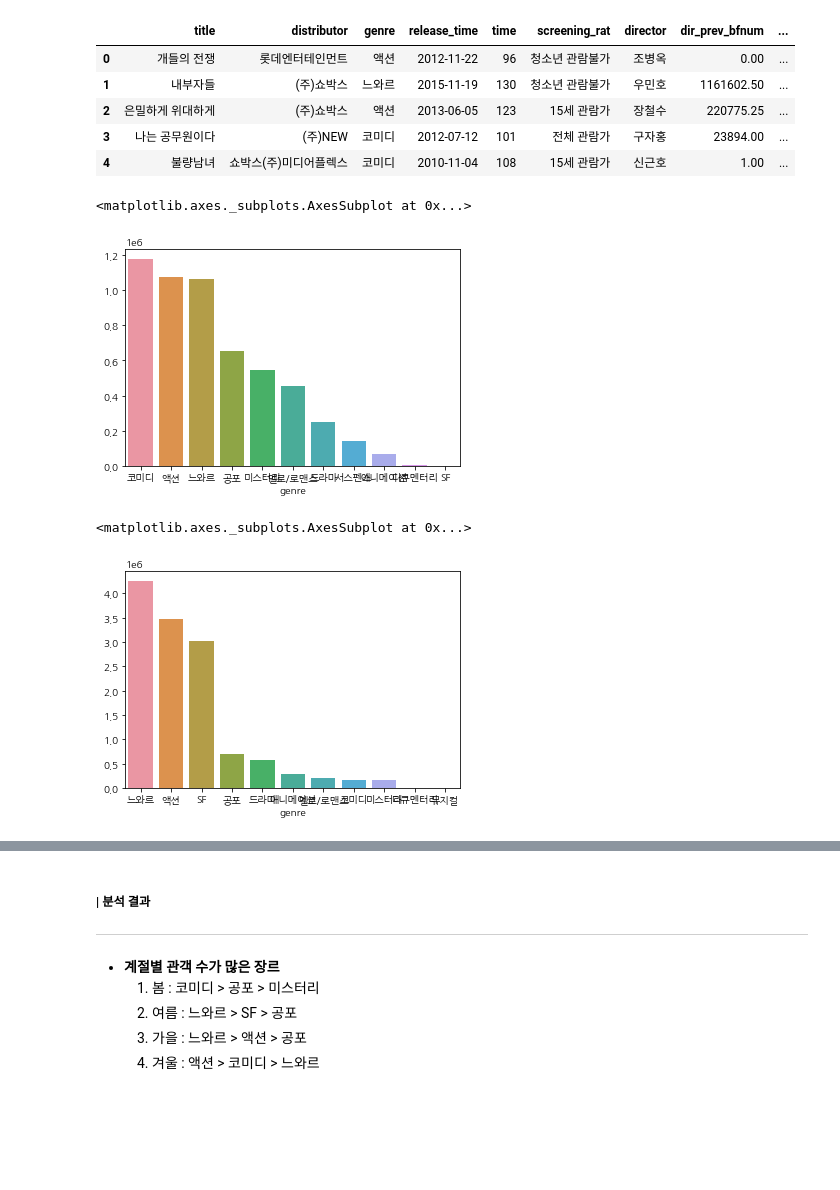
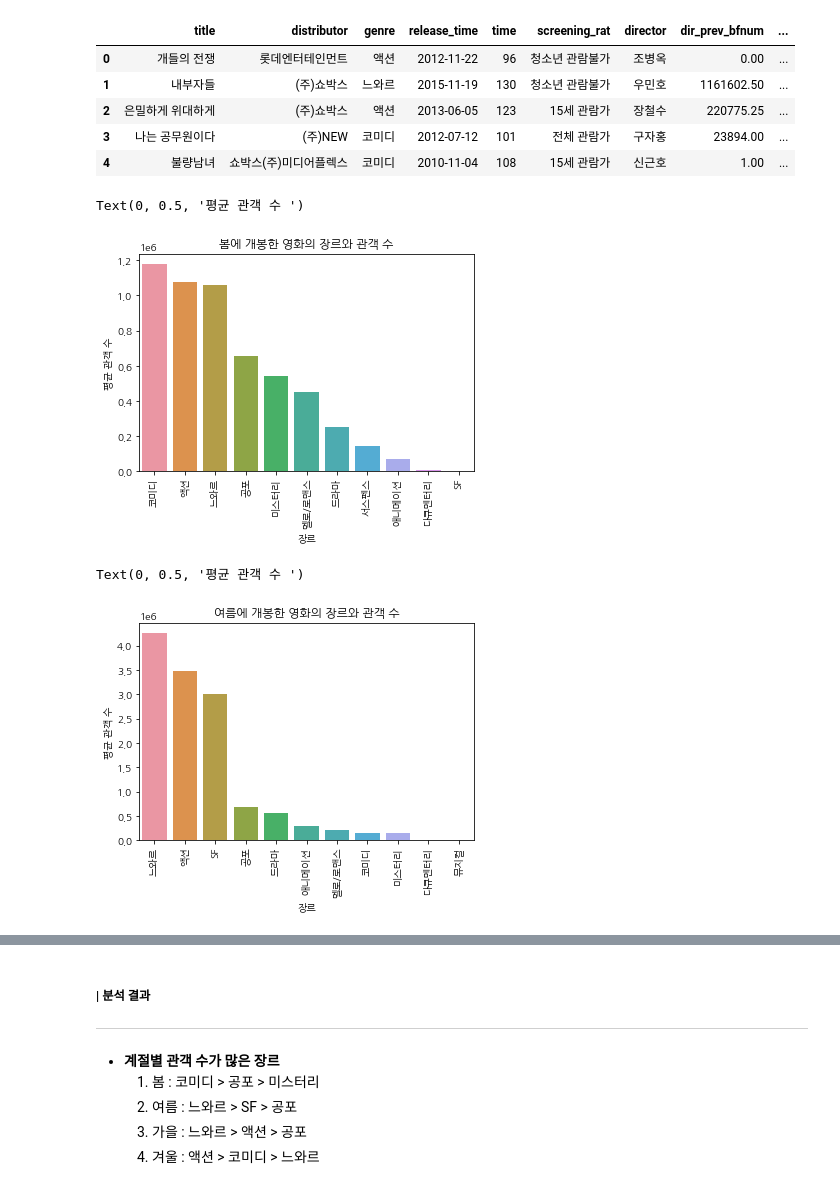
Before and after one commit to Dkepffl/2022-1-ESAA, a Jupyter notebook: MiniProject/Mini_Project_movies.ipynb, the cells around one changed output, grey strips where cells are left out. Cells and saved outputs as stored; diff of their text form; code cells hidden in the pictures; blank space fills up the shorter version.

```diff
--- a/MiniProject/Mini_Project_movies.ipynb
+++ b/MiniProject/Mini_Project_movies.ipynb
@@ -478,15 +485,25 @@ genre_aud = movies.groupby(['release_season', 'genre'])['box_off_num'].mean()
 genre_aud.sort_values( ascending = False, inplace = True)
 # %%
 # 봄에 개봉한 영화의 장르 및 평균 관객 수
-sns.barplot(genre_aud['Spring'].index, genre_aud['Spring'].values)
+ax = sns.barplot(genre_aud['Spring'].index, genre_aud['Spring'].values)
+
+plt.xticks(rotation=90)
+ax.set_title('봄에 개봉한 영화의 장르와 관객 수')
+ax.set_xlabel('장르')
+ax.set_ylabel('평균 관객 수 ')
 # %% [output]
-<matplotlib.axes._subplots.AxesSubplot at 0x...>
+Text(0, 0.5, '평균 관객 수 ')
-[figure, old version]
+[figure, new version]
 # %%
 # 여름에 개봉한 영화의 장르 및 평균 관객 수
-sns.barplot(genre_aud['Summer'].index, genre_aud['Summer'].values)
+ax = sns.barplot(genre_aud['Summer'].index, genre_aud['Summer'].values)
+
+plt.xticks(rotation=90)
+ax.set_title('여름에 개봉한 영화의 장르와 관객 수')
+ax.set_xlabel('장르')
+ax.set_ylabel('평균 관객 수 ')
 # %% [output]
-<matplotlib.axes._subplots.AxesSubplot at 0x...>
+Text(0, 0.5, '평균 관객 수 ')
-[figure, old version]
+[figure, new version]
 # %%
 # 가을에 개봉한 영화의 장르 및 평균 관객 수
```
Also changed, not shown: parts of 7 cells of this notebook.
